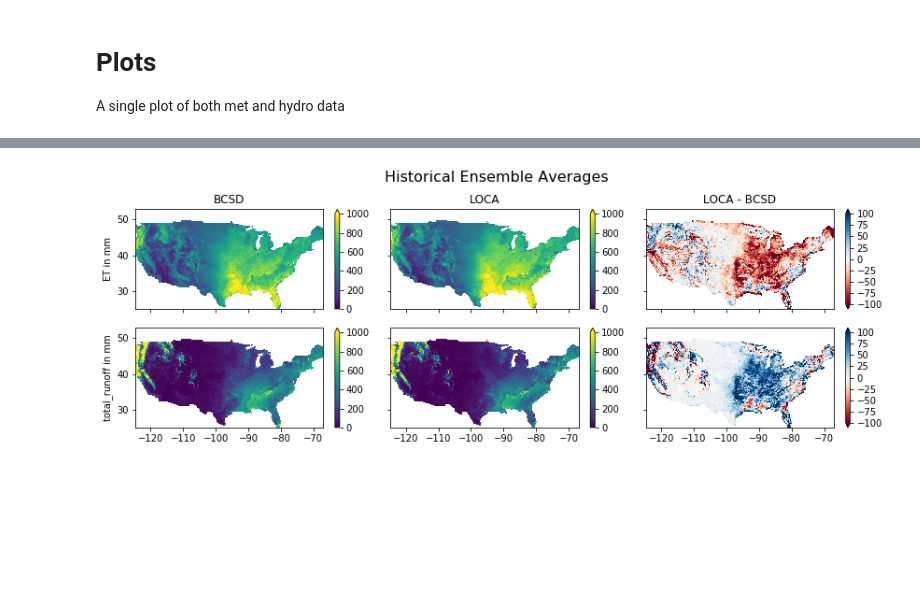
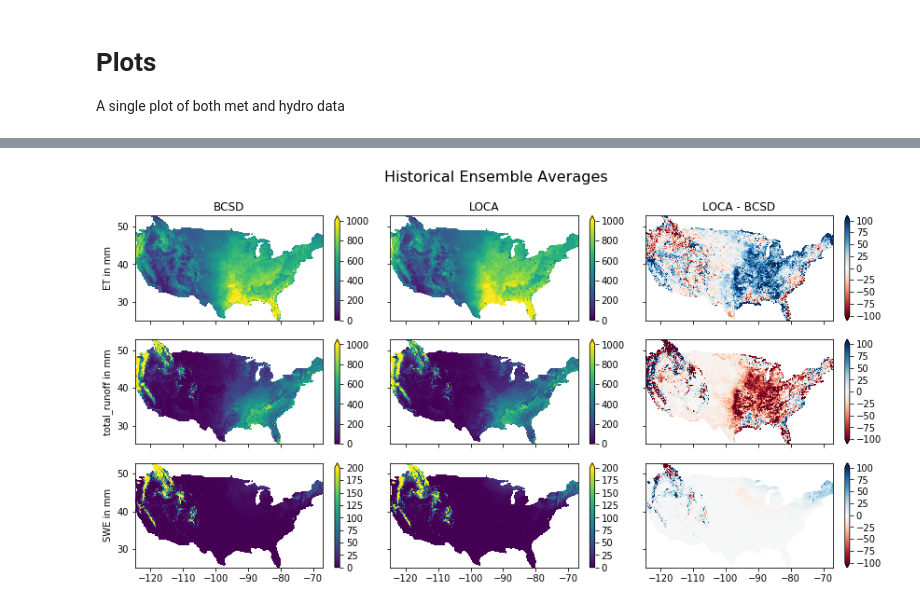
Before and after one commit to nmizukami/LOCA_Downscaling_Analysis, a Jupyter notebook: notebooks/analysis_monthly_historic_ensem_jav.ipynb, the cells around one changed output, grey strips where cells are left out. Saved outputs shown, nothing was run; the diff lists cells and outputs as text; code cells hidden in the pictures; blank space fills up the shorter version.

```diff
--- a/notebooks/analysis_monthly_historic_ensem_jav.ipynb
+++ b/notebooks/analysis_monthly_historic_ensem_jav.ipynb
@@ -57,11 +58,6 @@ if read_cache:
     print("finished reading from cache for met")
     ds = hist_cmip_met_data['loca']
     print(ds['pcp'])
-    #TODO once get obs load separate won't have to do work around below
-    single = ['ACCESS1-0']
-    obs_data = load_monthly_historical_met_datasets(models=single, autoclose=True, parallel=True)
-    print("finished reading obs")
-    #TODO should be able to delete obs, but when do this, it gives the error that it needs to be 2d
 
 else:
     print("reading values from files directly")
@@ -143,13 +128,12 @@ Coordinates:
 # met_data = {**hist_cmip_met_data}
 
 # merging
-met_data = {**obs_data, **hist_cmip_met_data}
+# met_data = {**obs_data, **hist_cmip_met_data}
+met_data = hist_cmip_met_data
 # %%
 epoch = slice('1969-10-01', '1999-09-30') # Julie updated to be water year
 
-mask = met_data['maurer']['t_mean'].isel(time=0).squeeze().notnull()
-
-# TODO: make bcsd a single gcm so can use it as a mask, then remove reading in obs
+mask = met_data['bcsd']['t_mean'].isel(gcm=0, time=0).squeeze().notnull()
 
 epoch_means = dict((k, resample_monthly_data(ds.sel(time=epoch), freq='AS',
                                              chunks={'lat': 100, 'lon': 100}).mean('time').where(mask).persist()) for (k, ds) in met_data.items())
@@ -202,7 +165,6 @@ ens_means_hydro = dict((k, resample_monthly_data(ds.sel(time=epoch), freq='AS',
 
 A single plot of both met and hydro data
 # %%
-# works for met variables, also box below works for hydro.
 # TODO: merge datasets so can plot with single figure
 
 kwargs = {'pcp': {'vmin': 0, 'vmax': 2500},
@@ -236,7 +198,7 @@ for row, var in enumerate(met_vars):
 
     ax = axes[row, -1]
 
-    calc_change(ens_means['loca'][var], ens_means['bcsd'][var], pct=pct).plot.pcolormesh(ax=ax, add_labels=False, **diff_kws[pct][var])
+    calc_change(ens_means['bcsd'][var], ens_means['loca'][var], pct=pct).plot.pcolormesh(ax=ax, add_labels=False, **diff_kws[pct][var])
     if row == 0:
         ax.set_title('LOCA - BCSD')
 
@@ -255,22 +219,18 @@ fig.savefig(f'/glade/u/home/jvano/workdir/loca_figs/met_monthly_historic_met_ens
 # %%
-# works for hydro variables
 
-# met_vars = ['pcp', 't_mean']
-# kwargs = {'pcp': {'vmin': 0, 'vmax': 2500},
-#           't_mean': {'vmin': -10, 'vmax': 20},}
-# units = {'pcp': 'mm', 't_mean': 'C'}
-# pct = False
-# diff_kws = {False: {'pcp': {'vmin': -100, 'vmax': 100, 'cmap': 'RdBu'}, 't_mean': {'vmin': -1, 'vmax': 1, 'cmap': 'RdBu_r'}},
-#             True: {'pcp': {'vmin': -25, 'vmax': 25, 'cmap': 'RdBu'}}}
-
-hydro_vars = ['ET', 'total_runoff']
+hydro_vars = ['ET', 'total_runoff', 'SWE']
 kwargs = {'ET': {'vmin': 0, 'vmax': 1000},
-          'total_runoff': {'vmin': 0, 'vmax': 1000},}
-units = {'ET': 'mm', 'total_runoff': 'mm'}
+          'total_runoff': {'vmin': 0, 'vmax': 1000},
+          'SWE': {'vmin': 0, 'vmax': 200},}
+units = {'ET': 'mm', 'total_runoff': 'mm', 'SWE': 'mm'}
 
 pct = False
-diff_kws = {False: {'ET': {'vmin': -100, 'vmax': 100, 'cmap': 'RdBu', 'extend': 'both'}, 'total_runoff': {'vmin': -100, 'vmax': 100, 'cmap': 'RdBu', 'extend': 'both'}},
-            True: {'ET': {'vmin': -50, 'vmax': 50, 'cmap': 'RdBu', 'extend': 'both'}, 'total_runoff': {'vmin': -50, 'vmax': 50, 'cmap': 'RdBu', 'extend': 'both'}}}
+diff_kws = {False: {'ET': {'vmin': -100, 'vmax': 100, 'cmap': 'RdBu', 'extend': 'both'},
+                    'total_runoff': {'vmin': -100, 'vmax': 100, 'cmap': 'RdBu', 'extend': 'both'},
+                    'SWE': {'vmin': -100, 'vmax': 100, 'cmap': 'RdBu', 'extend': 'both'}},
+            True: {'ET': {'vmin': -50, 'vmax': 50, 'cmap': 'RdBu', 'extend': 'both'},
+                   'total_runoff': {'vmin': -50, 'vmax': 50, 'cmap': 'RdBu', 'extend': 'both'},
+                   'SWE': {'vmin': -50, 'vmax': 50, 'cmap': 'RdBu', 'extend': 'both'}}}
 
 
 nrows = len(hydro_vars)
@@ -278,35 +238,35 @@ ncols = 3
 
 fig, axes = plt.subplots(ncols=ncols, nrows=nrows, sharex=True, sharey=True, figsize=(4*ncols, 2*nrows))
 
 for row, var in enumerate(hydro_vars):
 
     for col, (title, ensemble) in enumerate([('BCSD', ens_means_hydro['bcsd'],),
                                              ('LOCA', ens_means_hydro['loca'])]):
 
         ax = axes[row, col]
         if row == 0:
             ax.set_title(title)
 
         ensemble[var].plot.pcolormesh(ax=ax, add_labels=False, **kwargs[var])
         if col == 0:
             ax.set_ylabel(f'{hydro_vars[row]} in {units[var]}')
 
 
     ax = axes[row, -1]
 
-    calc_change(ens_means_hydro['loca'][var], ens_means_hydro['bcsd'][var], pct=pct).plot.pcolormesh(ax=ax, add_labels=False, **diff_kws[pct][var])
+    calc_change(ens_means_hydro['bcsd'][var], ens_means_hydro['loca'][var], pct=pct).plot.pcolormesh(ax=ax, add_labels=False, **diff_kws[pct][var])
     if row == 0:
         ax.set_title('LOCA - BCSD')
 
     #title = var.upper()
     #title += ' (%s)' % units[var]
     unit_str = units[var]
 
 fig.suptitle('Historical Ensemble Averages', fontsize=16, y=1.05)
 fig.tight_layout()
 fig.savefig(f'/glade/u/home/jvano/workdir/loca_figs/hydro_monthly_historic_met_ens_avg_30WYs.png', dpi=300, bbox_inches='tight')
 # %% [output]
-[figure, old version]
+[figure, new version]
 # %%
 # cleanup
 plt.close('all')
```
Also changed, not shown: parts of 9 cells of this notebook, 9 other files.
